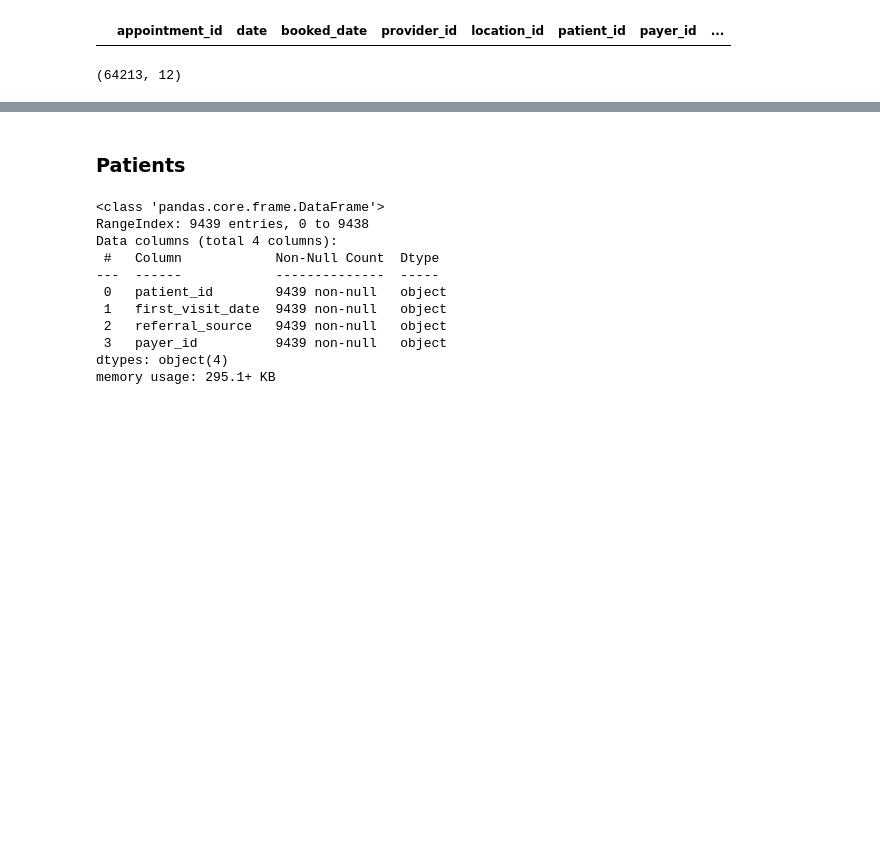
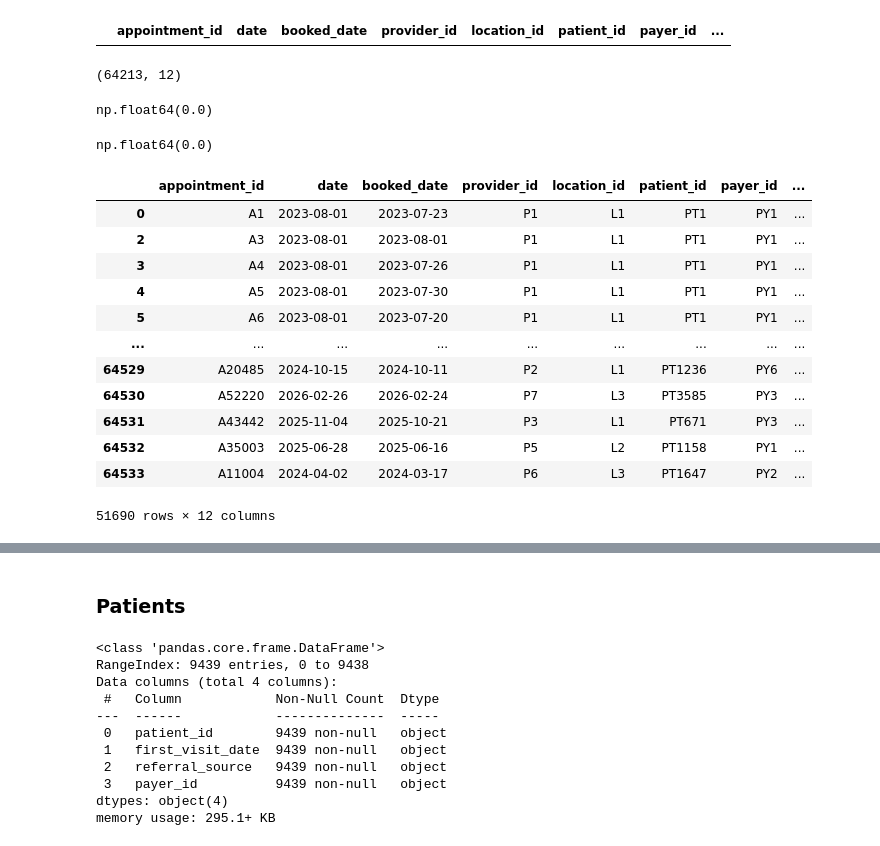
Before and after one commit to imtimtam/ortho-dashboard, a Jupyter notebook: notebook/data_cleaning.ipynb, the cells around one changed output, grey strips where cells are left out. Cells and saved outputs as stored; diff of their text form; code cells hidden in the pictures; blank space fills up the shorter version.

Commit message:
feat: flesh out more of the validation, add text cleaning to the process

```diff
--- a/notebook/data_cleaning.ipynb
+++ b/notebook/data_cleaning.ipynb
@@ -21,6 +21,20 @@ payers (6, 3)
 patients (9439, 4)
 calls (28493, 6)
 appointments (64534, 12)
+# %%
+def strip_text_columns(df):
+    text_cols = df.select_dtypes(include=['object', 'string']).columns
+    for col in text_cols:
+        df[col] = df[col].str.strip()
+
+    return df
+
+locations_df = strip_text_columns(locations_df)
+payers_df = strip_text_columns(payers_df)
+patients_df = strip_text_columns(patients_df)
+calls_df = strip_text_columns(calls_df)
+providers_df = strip_text_columns(providers_df)
+appointments_df = strip_text_columns(appointments_df)
 # %% [markdown]
 ### Appointments
 # %%
@@ -187,3 +201,11 @@ appointments_df[~appointments_df['payer_id'].isin(set(payers_df['payer_id']))]
 appointments_df.shape
 # %% [output]
 (64213, 12)
+# %%
+appointments_df[appointments_df['revenue'] < 0]['revenue'].sum()
+# %% [output]
+np.float64(0.0)
+# %%
+appointments_df[appointments_df['rvu'] < 0]['rvu'].sum()
+# %% [output]
+np.float64(0.0)
@@ -189,0 +214,17 @@ appointments_df.shape
+# %%
+# Revenue should only ever be present on Completed appointments
+appointments_df[(appointments_df['status'] != 'Completed') & (appointments_df['revenue'].notna())]
+# %% [output]
+|  | appointment_id | date | booked_date | provider_id | location_id | patient_id | payer_id | ... |
+| 0 | A1 | 2023-08-01 | 2023-07-23 | P1 | L1 | PT1 | PY1 | ... |
+| 2 | A3 | 2023-08-01 | 2023-08-01 | P1 | L1 | PT1 | PY1 | ... |
+| 3 | A4 | 2023-08-01 | 2023-07-26 | P1 | L1 | PT1 | PY1 | ... |
+| 4 | A5 | 2023-08-01 | 2023-07-30 | P1 | L1 | PT1 | PY1 | ... |
+| 5 | A6 | 2023-08-01 | 2023-07-20 | P1 | L1 | PT1 | PY1 | ... |
+| ... | ... | ... | ... | ... | ... | ... | ... | ... |
+| 64529 | A20485 | 2024-10-15 | 2024-10-11 | P2 | L1 | PT1236 | PY6 | ... |
+| 64530 | A52220 | 2026-02-26 | 2026-02-24 | P7 | L3 | PT3585 | PY3 | ... |
+| 64531 | A43442 | 2025-11-04 | 2025-10-21 | P3 | L1 | PT671 | PY3 | ... |
+| 64532 | A35003 | 2025-06-28 | 2025-06-16 | P5 | L2 | PT1158 | PY1 | ... |
+| 64533 | A11004 | 2024-04-02 | 2024-03-17 | P6 | L3 | PT1647 | PY2 | ... |
+51690 rows × 12 columns
```
Also changed, not shown: parts of 12 cells of this notebook.
